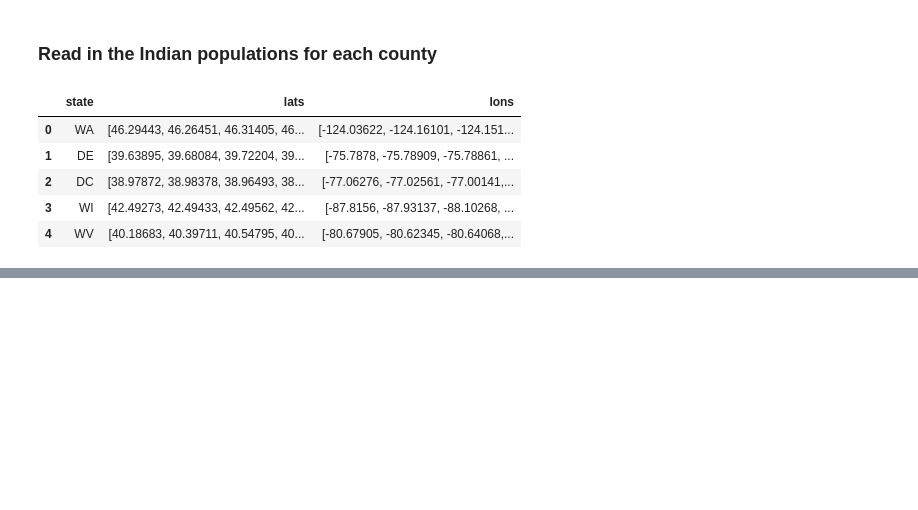
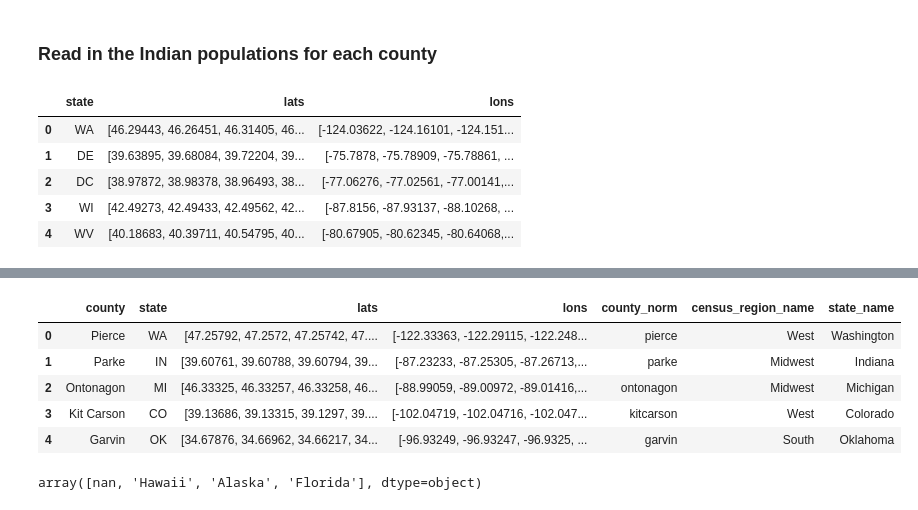
Before and after one commit to sharathmalladi/SEF, a Jupyter notebook: 11_County_Data.ipynb, the cells around one changed output, grey strips where cells are left out. Saved outputs shown, nothing was run; the diff lists cells and outputs as text; code cells hidden in the pictures; blank space fills up the shorter version.

```diff
--- a/11_County_Data.ipynb
+++ b/11_County_Data.ipynb
@@ -12,24 +14,24 @@ from bokeh.plotting import figure, show, output_file
 import pandas as pd
 import numpy as np
 
-us_counties = us_counties.data.copy()
-us_states = us_states.data.copy()
+bokeh_counties = us_counties.data.copy()
+bokeh_states = us_states.data.copy()
 
 
 counties_list = list()
-for county_id in us_counties:
+for county_id in bokeh_counties:
     counties_list.append(
-        [us_counties[county_id]['name'],
-        us_counties[county_id]['state'].upper(),
-        us_counties[county_id]['lats'],
-        us_counties[county_id]['lons']])
+        [bokeh_counties[county_id]['name'],
+        bokeh_counties[county_id]['state'].upper(),
+        bokeh_counties[county_id]['lats'],
+        bokeh_counties[county_id]['lons']])
 
 states_list = list()
-for code in us_states:
+for code in bokeh_states:
     states_list.append(
         [code,
-        us_states[code]['lats'],
-        us_states[code]['lons']])
+        bokeh_states[code]['lats'],
+        bokeh_states[code]['lons']])
 
 counties_gps = pd.DataFrame(counties_list, columns=['county', 'state', 'lats', 'lons'])
 states_gps = pd.DataFrame(states_list, columns=['state', 'lats', 'lons'])
@@ -85,6 +95,18 @@ states_gps.head()
 | 2 | DC | [38.97872, 38.98378, 38.96493, 38... | [-77.06276, -77.02561, -77.00141,... |
 | 3 | WI | [42.49273, 42.49433, 42.49562, 42... | [-87.8156, -87.93137, -88.10268, ... |
 | 4 | WV | [40.18683, 40.39711, 40.54795, 40... | [-80.67905, -80.62345, -80.64068,... |
+# %%
+# Get the census region name since we need it later for vizualizations
+statecols = ['census_region_name', 'state_name']
+
+newcols= np.append(donations.columns.values, statecols)
+donations = donations.merge(states, on='state', how='left')[newcols]
+
+newcols= np.append(states_gps.columns.values, statecols)
+states_gps = states_gps.merge(states, on='state', how='left')[newcols]
+
+newcols= np.append(counties_gps.columns.values, statecols)
+counties_gps = counties_gps.merge(states, on='state', how='left')[newcols]
 # %%
 pop2014 = pd.read_csv('in/IndianPopulation_2010_2014.csv', names=['county_state', 'population'], skiprows=1)
 pop2010 = pd.read_csv('in/IndianPopulation_2006_2010.csv', names=['county_state', 'population'], skiprows=1)
@@ -117,0 +169,9 @@ data = data\
+# %%
+counties_gps.head()
+# %% [output]
+|  | county | state | lats | lons | county_norm | census_region_name | state_name |
+| 0 | Pierce | WA | [47.25792, 47.2572, 47.25742, 47.... | [-122.33363, -122.29115, -122.248... | pierce | West | Washington |
+| 1 | Parke | IN | [39.60761, 39.60788, 39.60794, 39... | [-87.23233, -87.25305, -87.26713,... | parke | Midwest | Indiana |
+| 2 | Ontonagon | MI | [46.33325, 46.33257, 46.33258, 46... | [-88.99059, -89.00972, -89.01416,... | ontonagon | Midwest | Michigan |
+| 3 | Kit Carson | CO | [39.13686, 39.13315, 39.1297, 39.... | [-102.04719, -102.04716, -102.047... | kitcarson | West | Colorado |
+| 4 | Garvin | OK | [34.67876, 34.66962, 34.66217, 34... | [-96.93249, -96.93247, -96.9325, ... | garvin | South | Oklahoma |
@@ -117,0 +180,4 @@ data = data\
+# %%
+counties_gps.query('county_norm in @county_only').state_name.unique()#[['county', 'county_norm', 'state']]
+# %% [output]
+array([nan, 'Hawaii', 'Alaska', 'Florida'], dtype=object)
```
Also changed, not shown: parts of 25 cells of this notebook, 2 other files.
